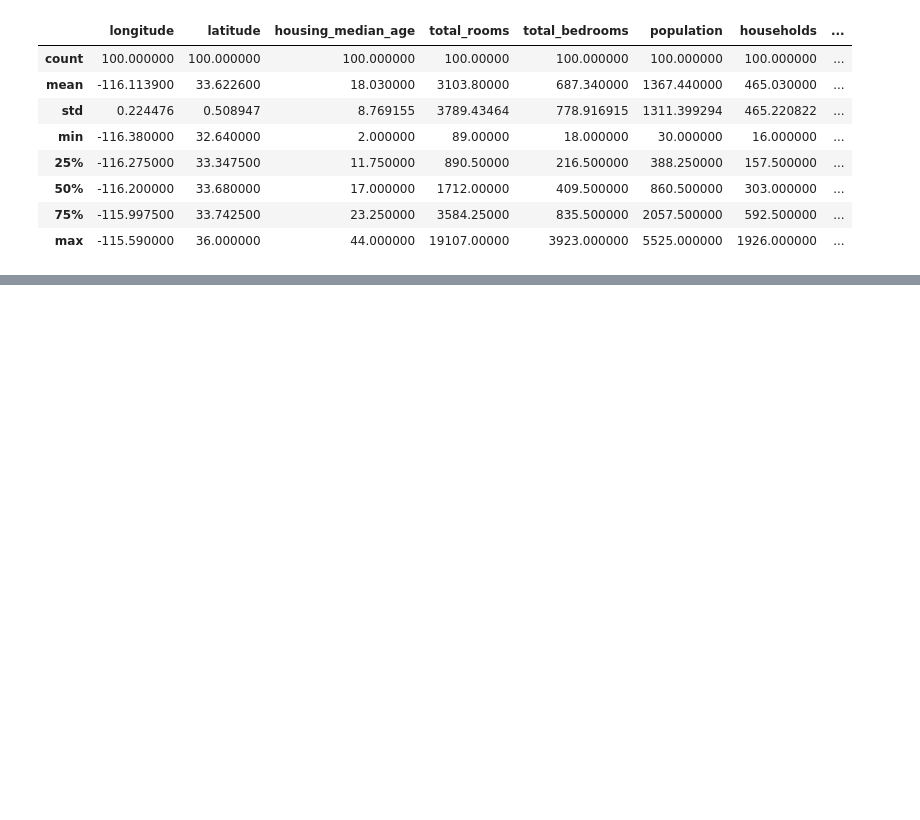
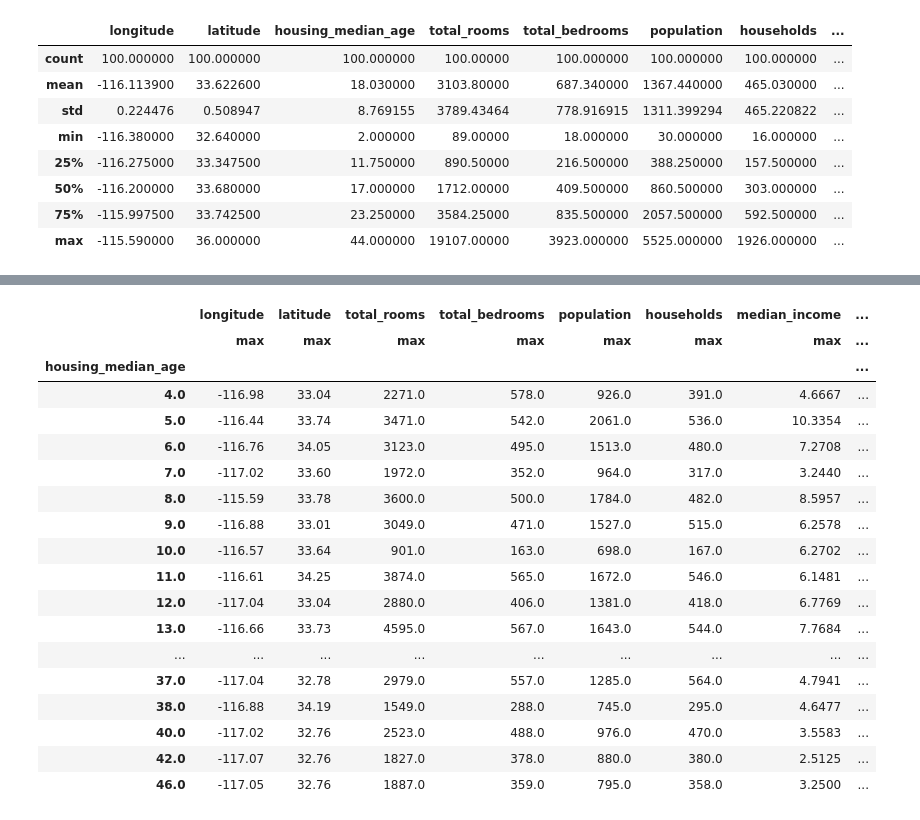
Before and after one commit to DerinOgrenme2021/KadirAtalay, a Jupyter notebook: Pandas.ipynb, the cells around one changed output, grey strips where cells are left out. Saved outputs shown, nothing was run; the diff lists cells and outputs as text; code cells hidden in the pictures; blank space fills up the shorter version.

```diff
--- a/Pandas.ipynb
+++ b/Pandas.ipynb
@@ -158,0 +195,23 @@ ParserError: ignored
+# %%
+df_agg =df_100_200.groupby("housing_median_age").agg(["max"])
+df_agg
+# %% [output]
+|  | longitude | latitude | total_rooms | total_bedrooms | population | households | median_income | ... |
+|  | max | max | max | max | max | max | max | ... |
+| housing_median_age |  |  |  |  |  |  |  | ... |
+| 4.0 | -116.98 | 33.04 | 2271.0 | 578.0 | 926.0 | 391.0 | 4.6667 | ... |
+| 5.0 | -116.44 | 33.74 | 3471.0 | 542.0 | 2061.0 | 536.0 | 10.3354 | ... |
+| 6.0 | -116.76 | 34.05 | 3123.0 | 495.0 | 1513.0 | 480.0 | 7.2708 | ... |
+| 7.0 | -117.02 | 33.60 | 1972.0 | 352.0 | 964.0 | 317.0 | 3.2440 | ... |
+| 8.0 | -115.59 | 33.78 | 3600.0 | 500.0 | 1784.0 | 482.0 | 8.5957 | ... |
+| 9.0 | -116.88 | 33.01 | 3049.0 | 471.0 | 1527.0 | 515.0 | 6.2578 | ... |
+| 10.0 | -116.57 | 33.64 | 901.0 | 163.0 | 698.0 | 167.0 | 6.2702 | ... |
+| 11.0 | -116.61 | 34.25 | 3874.0 | 565.0 | 1672.0 | 546.0 | 6.1481 | ... |
+| 12.0 | -117.04 | 33.04 | 2880.0 | 406.0 | 1381.0 | 418.0 | 6.7769 | ... |
+| 13.0 | -116.66 | 33.73 | 4595.0 | 567.0 | 1643.0 | 544.0 | 7.7684 | ... |
+| ... | ... | ... | ... | ... | ... | ... | ... | ... |
+| 37.0 | -117.04 | 32.78 | 2979.0 | 557.0 | 1285.0 | 564.0 | 4.7941 | ... |
+| 38.0 | -116.88 | 34.19 | 1549.0 | 288.0 | 745.0 | 295.0 | 4.6477 | ... |
+| 40.0 | -117.02 | 32.76 | 2523.0 | 488.0 | 976.0 | 470.0 | 3.5583 | ... |
+| 42.0 | -117.07 | 32.76 | 1827.0 | 378.0 | 880.0 | 380.0 | 2.5125 | ... |
+| 46.0 | -117.05 | 32.76 | 1887.0 | 359.0 | 795.0 | 358.0 | 3.2500 | ... |
```
Also changed, not shown: parts of 8 cells of this notebook.
